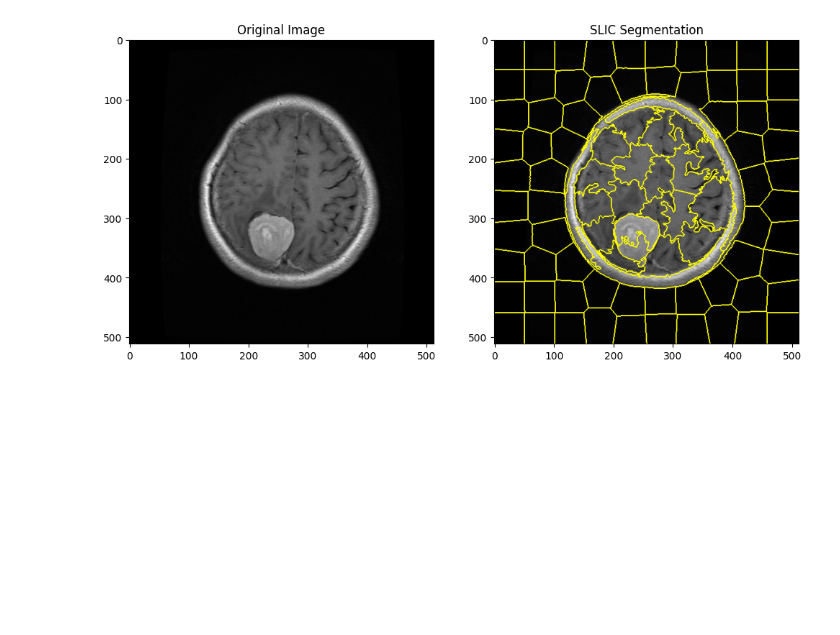
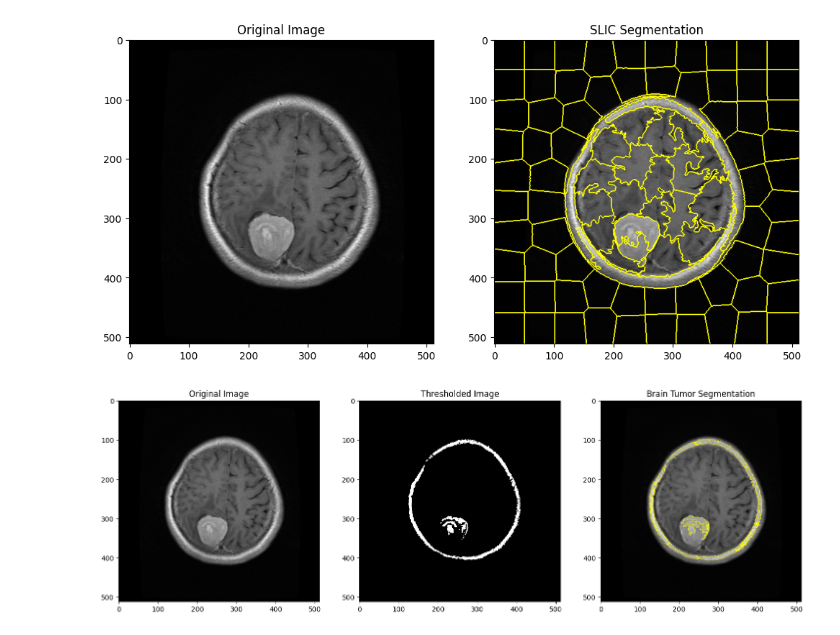
Before and after one commit to waiee/Brain-Tumor-Segmentation, a Jupyter notebook: main.ipynb, the cells around one changed output. Saved outputs shown, nothing was run; the diff lists cells and outputs as text; code cells hidden in the pictures; blank space fills up the shorter version.

```diff
--- a/main.ipynb
+++ b/main.ipynb
@@ -81,34 +77,36 @@ from skimage.segmentation import slic, mark_boundaries
 import matplotlib.pyplot as plt
 
 # Read the image
 img = cv2.imread('C:/Users/user/Downloads/final year sem 1/VIP/project/brain tumor dataset/images/181.png', cv2.IMREAD_COLOR)
 
 # Convert the image from BGR to RGB (for display with matplotlib)
 img_rgb = cv2.cvtColor(img, cv2.COLOR_BGR2RGB)
 
 # Convert the image to grayscale
 img_gray = cv2.cvtColor(img, cv2.COLOR_BGR2GRAY)
 
 # Apply threshold to create a binary mask
-ret,th1 = cv2.threshold(img,90,255,cv2.THRESH_BINARY)
+_, binary_mask = cv2.threshold(img_gray, 150, 255, cv2.THRESH_BINARY)
 
 # Perform SLIC segmentation on the thresholded image
-segments = slic(img * th1[:, :, None], n_segments=100, compactness=10)
+segments = slic(img * binary_mask[:, :, None], n_segments=100, compactness=10)
 
 # Apply the SLIC segments to the binary mask
 tumor_mask_segments = np.zeros_like(segments)
-tumor_mask_segments[th1 > 0] = segments[th1 > 0]
+tumor_mask_segments[binary_mask > 0] = segments[binary_mask > 0]
 
 # Display the original image, thresholded image, SLIC segments, and the segmented tumor
 fig, (ax1, ax2, ax3) = plt.subplots(1, 3, figsize=(18, 6))
 
 ax1.imshow(img_rgb)
 ax1.set_title('Original Image')
 
-ax2.imshow(th1, cmap='gray')
+ax2.imshow(binary_mask, cmap='gray')
 ax2.set_title('Thresholded Image')
 
 ax3.imshow(mark_boundaries(img_rgb, tumor_mask_segments))
 ax3.set_title('Brain Tumor Segmentation')
 
 plt.show()
+# %% [output]
+[figure, added]
```
Also changed, not shown: parts of 2 cells of this notebook.
